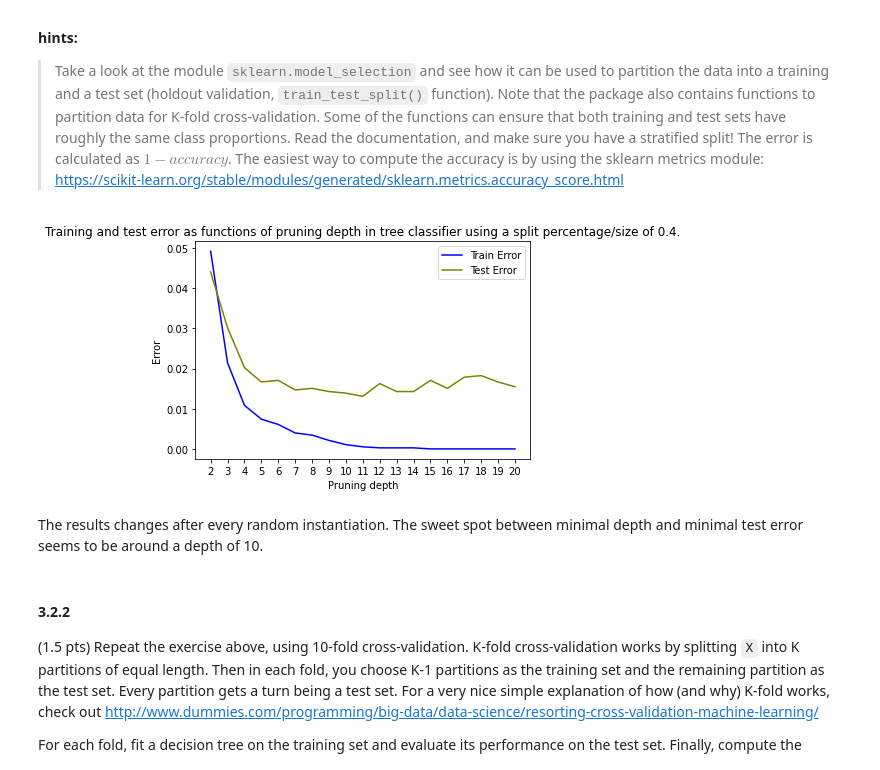
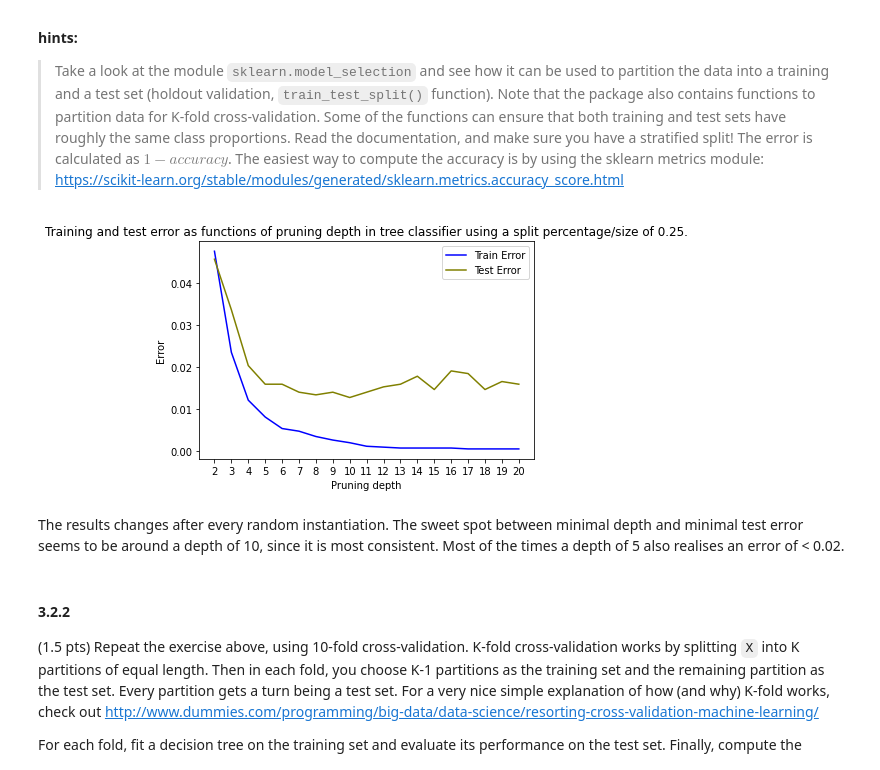
Before and after one commit to marisgg/data-mining, a Jupyter notebook: deliverables/3/MarisGalesloot_s4634098_KamielKunst_s1037679.ipynb, the cells around one changed output. Drawn from its saved outputs; the diff is of its cells as text; code cells hidden in the pictures.

```diff
--- a/deliverables/3/MarisGalesloot_s4634098_KamielKunst_s1037679.ipynb
+++ b/deliverables/3/MarisGalesloot_s4634098_KamielKunst_s1037679.ipynb
@@ -189,32 +184,32 @@ The error is calculated as $1-accuracy$. The easiest way to compute the accuracy
 # %%
 # YOUR CODE HERE
 from sklearn.model_selection import train_test_split
 tr_errors = []
 te_errors = []
-X_train, X_test, y_train, y_test = train_test_split(X, y, test_size=0.4, random_state=42)
+X_train, X_test, y_train, y_test = train_test_split(X, y, test_size=0.25, random_state=42)
 depths = range(2,21)
 for depth in depths:
     classifier = tree.DecisionTreeClassifier(max_depth=depth)
     classifier = classifier.fit(X_train, y_train)
     train_error = 1 - (classifier.score(X_train, y_train))
     test_error = 1 - (classifier.score(X_test, y_test))
     tr_errors.append(train_error)
     te_errors.append(test_error)
 error_plot = plt.figure()
 plt.plot(depths, tr_errors, color='blue', label='Train Error')
 plt.plot(depths, te_errors, color='olive', label='Test Error')
 plt.ylabel('Error')
 # Set the y axis label of the current axis.
 plt.xlabel('Pruning depth')
 # Set a title of the current axes.
-plt.title('Training and test error as functions of pruning depth in tree classifier using a split percentage/size of 0.4.')
+plt.title('Training and test error as functions of pruning depth in tree classifier using a split percentage/size of 0.25.')
 plt.xticks(np.arange(min(depths), max(depths)+1, 1.0))
 plt.legend()
 plt.show()
 # %% [output]
-[figure, old version]
+[figure, new version]
 # %% [markdown]
-The results changes after every random instantiation. The sweet spot between minimal depth and minimal test error seems to be around a depth of 10.
+The results changes after every random instantiation. The sweet spot between minimal depth and minimal test error seems to be around a depth of 10, since it is most consistent. Most of the times a depth of 5 also realises an error of < 0.02.
 # %% [markdown]
 #### 3.2.2
 (1.5 pts) Repeat the exercise above, using 10-fold cross-validation. K-fold cross-validation works by splitting `X` into K partitions of equal length. Then in each fold, you choose K-1 partitions as the training set and the remaining partition as the test set. Every partition gets a turn being a test set. For a very nice simple explanation of how (and why) K-fold works, check out http://www.dummies.com/programming/big-data/data-science/resorting-cross-validation-machine-learning/
```
Also changed, not shown: parts of 13 cells of this notebook, 1 other file.
